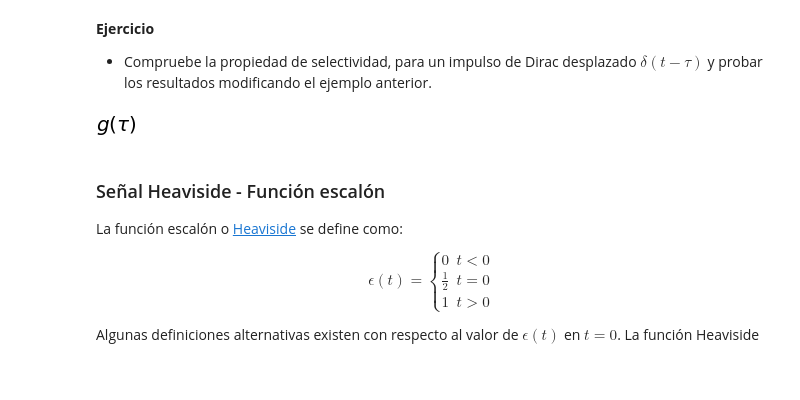
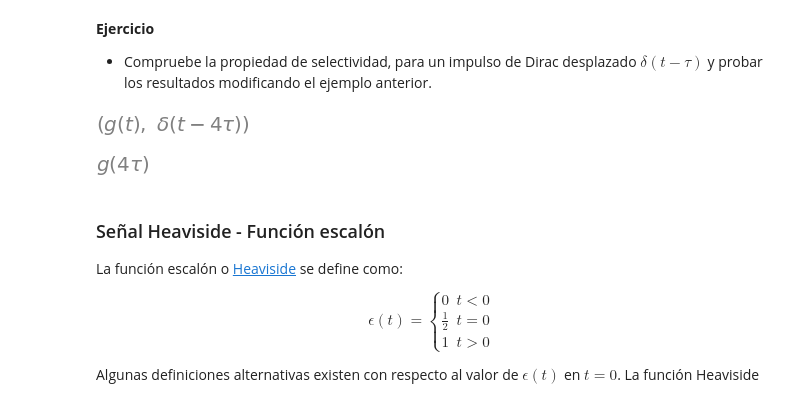
Before and after one commit to bavendanom/Se-ales_y_sistemas_bavendanom, a Jupyter notebook: TALLER_1/EJER1.2T01.ipynb, the cells around one changed output. Saved outputs shown, nothing was run; the diff lists cells and outputs as text; code cells hidden in the pictures; blank space fills up the shorter version.

```diff
--- a/TALLER_1/EJER1.2T01.ipynb
+++ b/TALLER_1/EJER1.2T01.ipynb
@@ -178,13 +178,17 @@ f
 # %%
 #f(t-\tau)
 #definir tau
 tau = sym.symbols('tau', real=True)
 g = sym.Function('g')(t) # g(t)
-delta_T = sym.DiracDelta(t-tau) # delta(t-tau)
-delta_T
-sym.integrate(delta_T*g, (t, -sym.oo, sym.oo))
+delta_T = sym.DiracDelta(t-(4*tau)) # delta(t-tau)
+
+g,delta_T
 # %% [output]
-[figure, old version]
+[figure, new version]
+# %%
+sym.integrate(delta_T*g, (t, -sym.oo, sym.oo))
+# %% [output]
+[figure, added]
 # %% [markdown]
 ### Señal Heaviside - Función escalón
 
```
Also changed, not shown: parts of 15 cells of this notebook.
